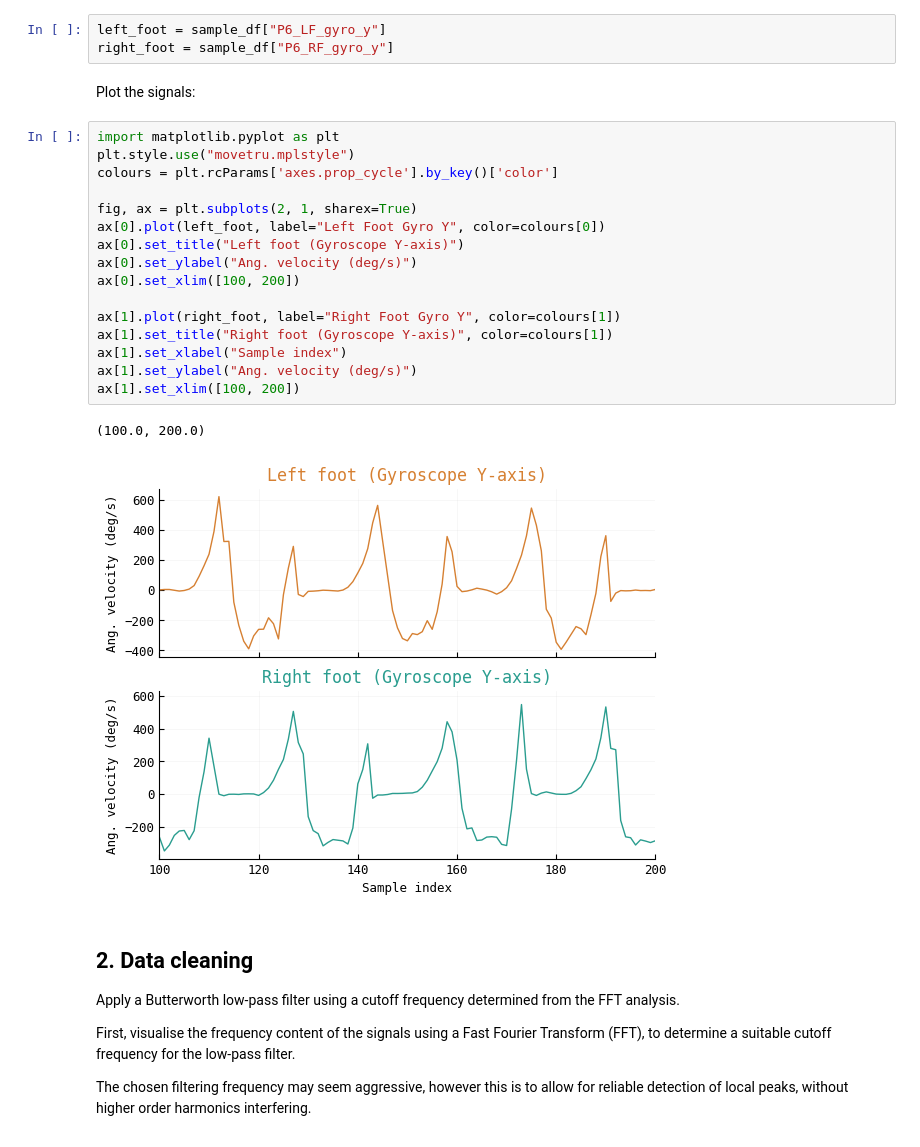
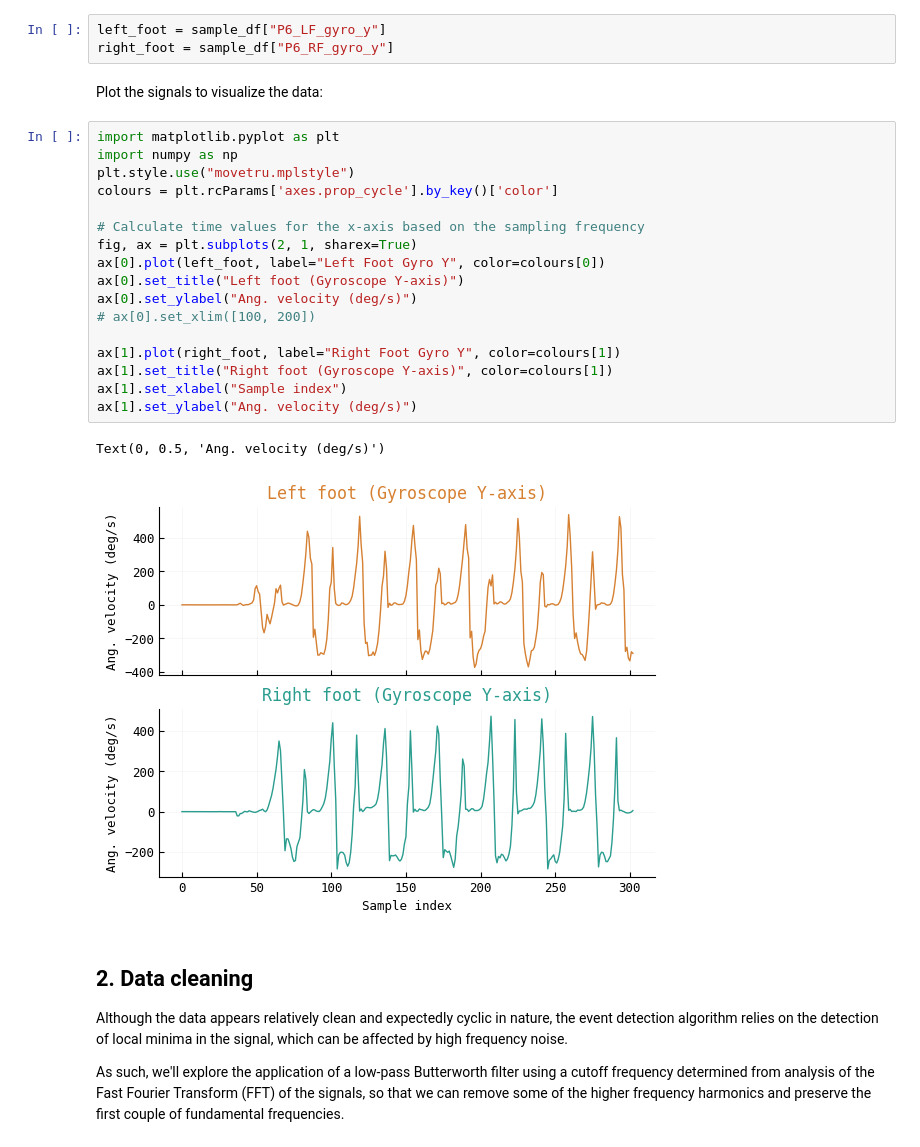
Before and after one commit to ThomasAston/movetru, a Jupyter notebook: workbooks/demo.ipynb, the cells around one changed output. Saved outputs shown, nothing was run; the diff lists cells and outputs as text.

```diff
--- a/workbooks/demo.ipynb
+++ b/workbooks/demo.ipynb
@@ -27,34 +36,37 @@ We'll focus on the gyroscope data from the feet IMUs in the medial-lateral direc
 left_foot = sample_df["P6_LF_gyro_y"]
 right_foot = sample_df["P6_RF_gyro_y"]
 # %% [markdown]
-Plot the signals:
+Plot the signals to visualize the data:
 # %%
 import matplotlib.pyplot as plt
+import numpy as np
 plt.style.use("movetru.mplstyle")
 colours = plt.rcParams['axes.prop_cycle'].by_key()['color']
 
+# Calculate time values for the x-axis based on the sampling frequency
 fig, ax = plt.subplots(2, 1, sharex=True)
 ax[0].plot(left_foot, label="Left Foot Gyro Y", color=colours[0])
 ax[0].set_title("Left foot (Gyroscope Y-axis)")
 ax[0].set_ylabel("Ang. velocity (deg/s)")
-ax[0].set_xlim([100, 200])
+# ax[0].set_xlim([100, 200])
 
 ax[1].plot(right_foot, label="Right Foot Gyro Y", color=colours[1])
 ax[1].set_title("Right foot (Gyroscope Y-axis)", color=colours[1])
 ax[1].set_xlabel("Sample index")
 ax[1].set_ylabel("Ang. velocity (deg/s)")
-ax[1].set_xlim([100, 200])
 # %% [output]
-(100.0, 200.0)
+Text(0, 0.5, 'Ang. velocity (deg/s)')
-[figure, old version]
+[figure, new version]
 # %% [markdown]
 ## 2. Data cleaning
 
-Apply a Butterworth low-pass filter using a cutoff frequency determined from the FFT analysis.
+Although the data appears relatively clean and expectedly cyclic in nature, the event detection algorithm relies on the detection of local minima in the signal, which can be affected by high frequency noise.
 
-First, visualise the frequency content of the signals using a Fast Fourier Transform (FFT), to determine a suitable cutoff frequency for the low-pass filter.
+As such, we'll explore the application of a low-pass Butterworth filter using a cutoff frequency determined from analysis of the Fast Fourier Transform (FFT) of the signals, so that we can remove some of the higher frequency harmonics and preserve the first couple of fundamental frequencies.
+<!--
+First, we'll visualise the frequency content of the signals using a FFT, to determine a suitable cutoff frequency for the low-pass filter.
 
-The chosen filtering frequency may seem aggressive, however this is to allow for reliable detection of local peaks, without higher order harmonics interfering.
+The chosen filtering frequency may seem aggressive, however this is to allow for reliable detection of local peaks, without higher order harmonics interfering. -->
 # %%
 import numpy as np
 from scipy.signal import find_peaks as scipy_find_peaks
```
Also changed, not shown: parts of 33 cells of this notebook, 44 other files.
